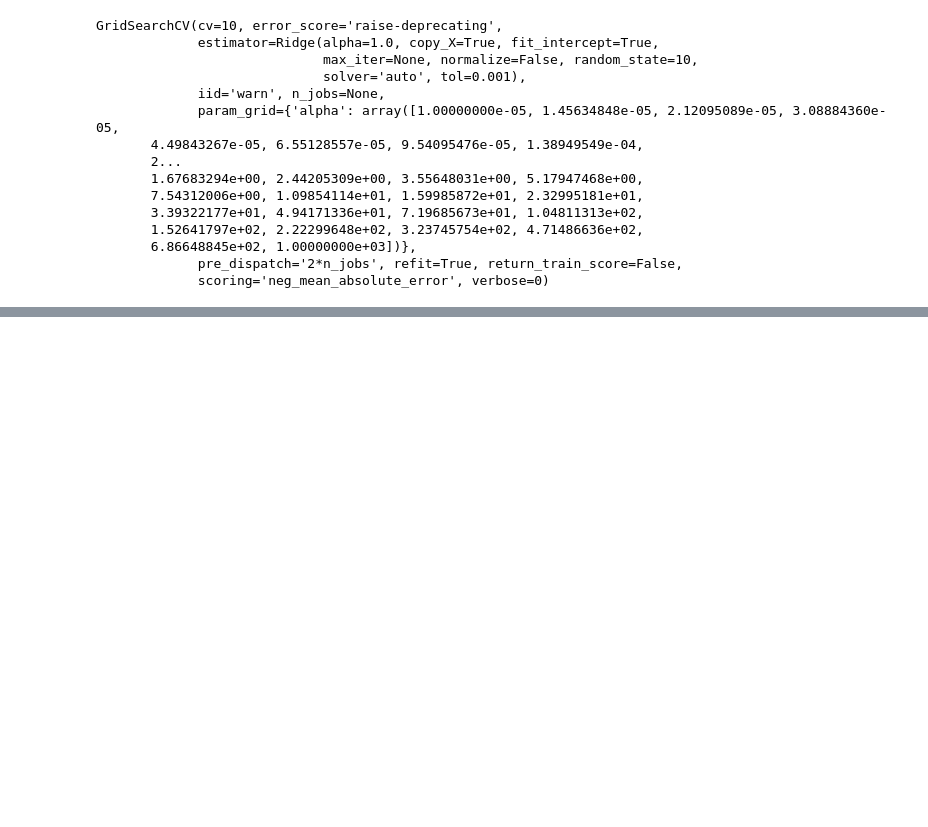
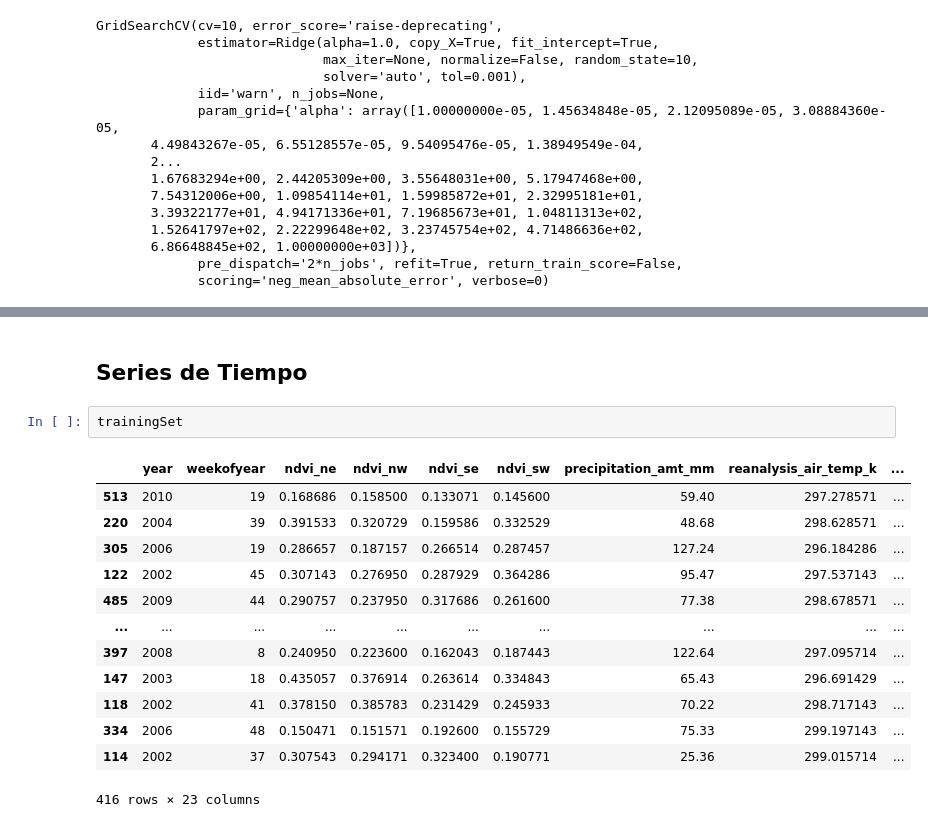
Before and after one commit to FraGoTe/PrediccionDengueIquitos, a Jupyter notebook: CasosDengueIquitos.ipynb, the cells around one changed output, grey strips where cells are left out. Saved outputs shown, nothing was run; the diff lists cells and outputs as text; blank space fills up the shorter version.

```diff
--- a/CasosDengueIquitos.ipynb
+++ b/CasosDengueIquitos.ipynb
@@ -495,0 +569,18 @@ Index(['year', 'weekofyear', 'ndvi_ne', 'ndvi_nw', 'ndvi_se', 'ndvi_sw',
+# %% [markdown]
+## Series de Tiempo
+# %%
+trainingSet
+# %% [output]
+|  | year | weekofyear | ndvi_ne | ndvi_nw | ndvi_se | ndvi_sw | precipitation_amt_mm | reanalysis_air_temp_k | ... |
+| 513 | 2010 | 19 | 0.168686 | 0.158500 | 0.133071 | 0.145600 | 59.40 | 297.278571 | ... |
+| 220 | 2004 | 39 | 0.391533 | 0.320729 | 0.159586 | 0.332529 | 48.68 | 298.628571 | ... |
+| 305 | 2006 | 19 | 0.286657 | 0.187157 | 0.266514 | 0.287457 | 127.24 | 296.184286 | ... |
+| 122 | 2002 | 45 | 0.307143 | 0.276950 | 0.287929 | 0.364286 | 95.47 | 297.537143 | ... |
+| 485 | 2009 | 44 | 0.290757 | 0.237950 | 0.317686 | 0.261600 | 77.38 | 298.678571 | ... |
+| ... | ... | ... | ... | ... | ... | ... | ... | ... | ... |
+| 397 | 2008 | 8 | 0.240950 | 0.223600 | 0.162043 | 0.187443 | 122.64 | 297.095714 | ... |
+| 147 | 2003 | 18 | 0.435057 | 0.376914 | 0.263614 | 0.334843 | 65.43 | 296.691429 | ... |
+| 118 | 2002 | 41 | 0.378150 | 0.385783 | 0.231429 | 0.245933 | 70.22 | 298.717143 | ... |
+| 334 | 2006 | 48 | 0.150471 | 0.151571 | 0.192600 | 0.155729 | 75.33 | 299.197143 | ... |
+| 114 | 2002 | 37 | 0.307543 | 0.294171 | 0.323400 | 0.190771 | 25.36 | 299.015714 | ... |
+416 rows × 23 columns
```
Also changed, not shown: parts of 5 cells of this notebook.
